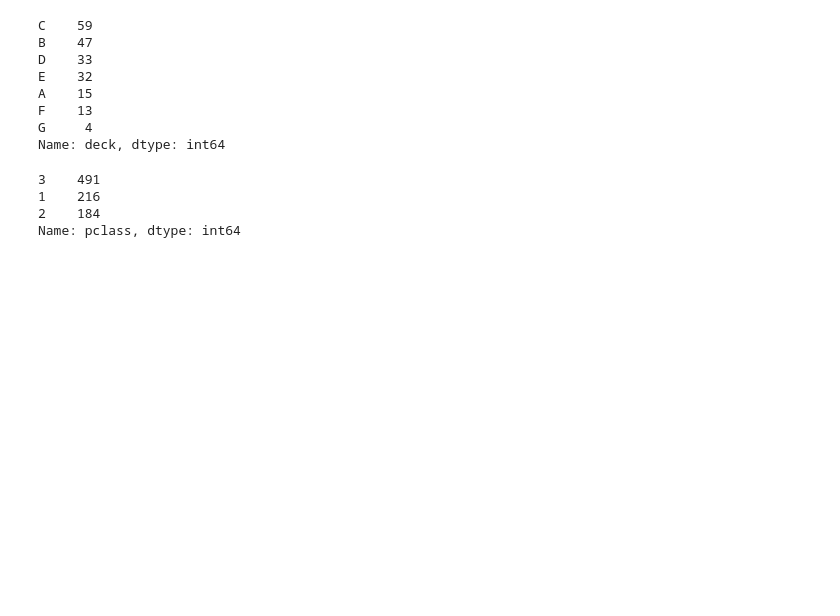
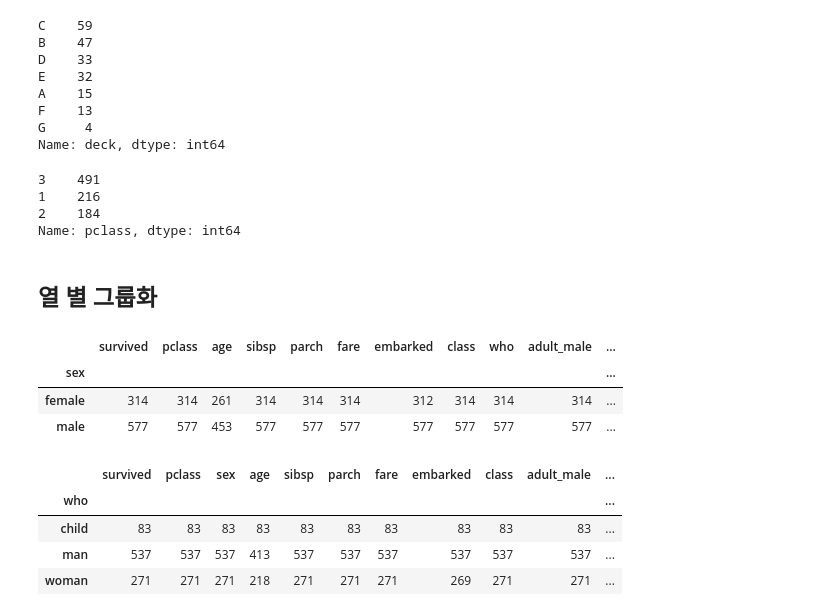
Before and after one commit to secons127/2024-1-my-BDA, a Jupyter notebook: inclass/02w_240319_tue_dataframe_basic.ipynb, the cells around one changed output. Drawn from its saved outputs; the diff is of its cells as text; code cells hidden in the pictures; blank space fills up the shorter version.

```diff
--- a/inclass/02w_240319_tue_dataframe_basic.ipynb
+++ b/inclass/02w_240319_tue_dataframe_basic.ipynb
@@ -255,3 +255,20 @@ titanic.pclass.value_counts()
 1    216
 2    184
 Name: pclass, dtype: int64
+# %% [markdown]
+## 열 별 그룹화
+# %%
+titanic.groupby('sex').count()
+# %% [output]
+|  | survived | pclass | age | sibsp | parch | fare | embarked | class | who | adult_male | ... |
+| sex |  |  |  |  |  |  |  |  |  |  | ... |
+| female | 314 | 314 | 261 | 314 | 314 | 314 | 312 | 314 | 314 | 314 | ... |
+| male | 577 | 577 | 453 | 577 | 577 | 577 | 577 | 577 | 577 | 577 | ... |
+# %%
+titanic.groupby('who').count()
+# %% [output]
+|  | survived | pclass | sex | age | sibsp | parch | fare | embarked | class | adult_male | ... |
+| who |  |  |  |  |  |  |  |  |  |  | ... |
+| child | 83 | 83 | 83 | 83 | 83 | 83 | 83 | 83 | 83 | 83 | ... |
+| man | 537 | 537 | 537 | 413 | 537 | 537 | 537 | 537 | 537 | 537 | ... |
+| woman | 271 | 271 | 271 | 218 | 271 | 271 | 271 | 269 | 271 | 271 | ... |
```
Also changed, not shown: parts of 1 cell of this notebook.
